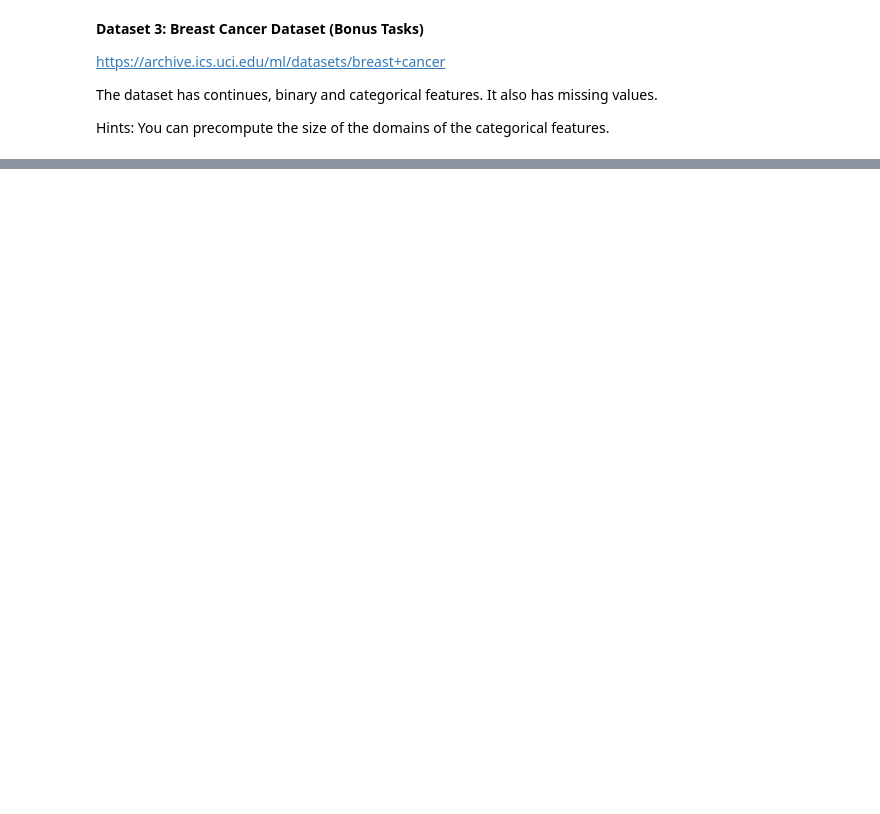
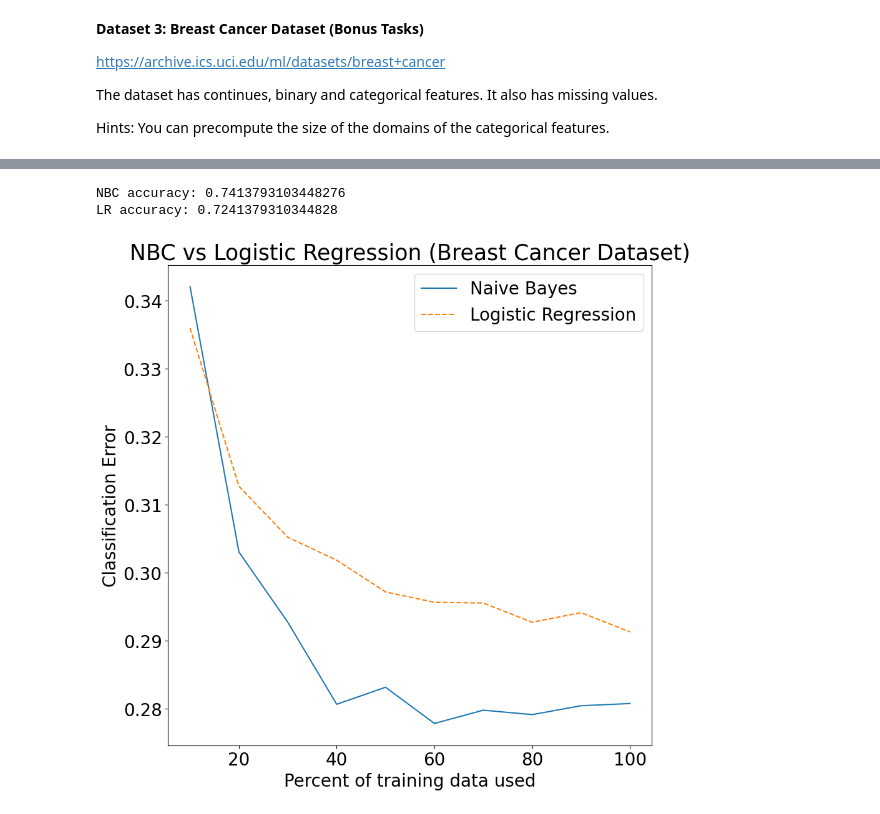
Before and after one commit to dastuzh/FDS25-T043, a Jupyter notebook: Practical 2/Practical2_skeleton_olat.ipynb, the cells around one changed output, grey strips where cells are left out. Cells and saved outputs as stored; diff of their text form; code cells hidden in the pictures; blank space fills up the shorter version.

```diff
--- a/Practical 2/Practical2_skeleton_olat.ipynb
+++ b/Practical 2/Practical2_skeleton_olat.ipynb
@@ -547,0 +722,12 @@ memory usage: 22.5+ KB
+# %%
+cancer_new["tumor-size"] = cancer_new["tumor-size"].map({"0-4":0,
+                                                         "5-9":1,
+                                                         "10-14":2,
+                                                         "15-19":3,
+                                                         "20-24":4,
+                                                         "25-29":5,
+                                                         "30-34":6,
+                                                         "35-39": 7,
+                                                         "40-44": 8,
+                                                         "45-49": 9,
+                                                         "50-54": 10})
@@ -547,0 +762,2 @@ memory usage: 22.5+ KB
+# %%
+cancer_new["inv-nodes"] = cancer_new["inv-nodes"].map({"0-2":0, "3-5":1, "6-8":2, "9-11":3, "12-14":4, "15-17":5, "24-26":6})
@@ -547,0 +780,2 @@ memory usage: 22.5+ KB
+# %%
+cancer_new["irradiat"] = cancer_new["irradiat"].map({"yes":1, "no":0})
@@ -547,0 +798,2 @@ memory usage: 22.5+ KB
+# %%
+cancer_new["Class"] = cancer_new["Class"].map({"recurrence-events":1, "no-recurrence-events":0})
@@ -547,0 +816,61 @@ memory usage: 22.5+ KB
+# %%
+# load the dataset
+# TODO: insert your code for experiments
+###################################################
+##### YOUR CODE STARTS HERE #######################
+###################################################
+X = cancer_new.iloc[:, 1:]
+y = cancer_new.iloc[:, 0]
+
+
+X_df = pd.DataFrame(X)
+for col in X_df.columns:
+    X_df[col] = X_df[col].fillna(X_df[col].mode()[0])
+X = X_df.to_numpy()
+
+feature_types = []
+for col in X_df.columns:
+    if X_df[col].nunique() == 2:
+        feature_types.append('b')
+    elif X_df[col].dtype in [np.float64, np.int64]:
+        feature_types.append('c')
+    else:
+        feature_types.append('r')
+
+
+sss = StratifiedShuffleSplit(n_splits=1, test_size=0.2, random_state=42)
+
+for train_index, test_index in sss.split(X, cancer_new["Class"]):
+
+    cancer_train = cancer_new.loc[train_index]
+    cancer_test = cancer_new.loc[test_index]
+    X_train, X_test = X[train_index], X[test_index]
+    y_train, y_test = y[train_index], y[test_index]
+    X_train = X_train.to_numpy() if isinstance(X_train, pd.DataFrame) else X_train
+    X_test  = X_test.to_numpy()  if isinstance(X_test, pd.DataFrame) else X_test
+    y_train = y_train.to_numpy() if isinstance(y_train, pd.Series) else y_train
+    y_test  = y_test.to_numpy()  if isinstance(y_test, pd.Series) else y_test
+
+nbc = NBC(feature_types=feature_types)
+nbc.fit(X_train, y_train)
+
+lr = LogisticRegression(max_iter=1000, random_state=42)
+lr.fit(X_train, y_train)
+
+yhat_nbc = nbc.predict(X_test)
+yhat_lr = lr.predict(X_test)
+
+print("NBC accuracy:", np.mean(yhat_nbc == y_test))
+print("LR accuracy:", np.mean(yhat_lr == y_test))
+
+nbc_perf, lr_perf = compareNBCvsLR(nbc, lr, X_train, y_train, num_runs=200, num_splits=10)
+
+makePlot(nbc_perf, lr_perf, title="NBC vs Logistic Regression (Breast Cancer Dataset)")
+
+###################################################
+##### YOUR CODE ENDS HERE #########################
+###################################################
+# %% [output]
+NBC accuracy: 0.7413793103448276
+LR accuracy: 0.7241379310344828
+[figure, added]
```
Also changed, not shown: parts of 26 cells of this notebook.
